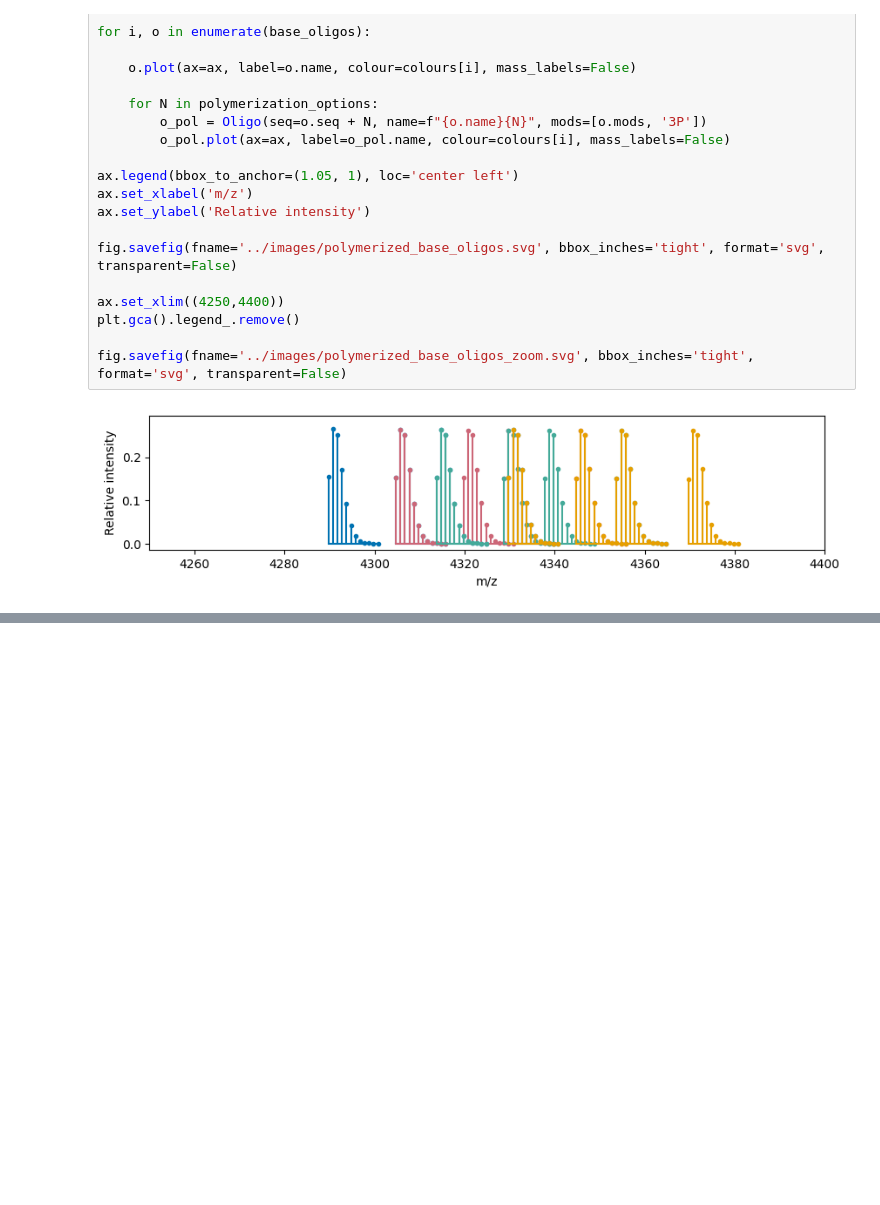
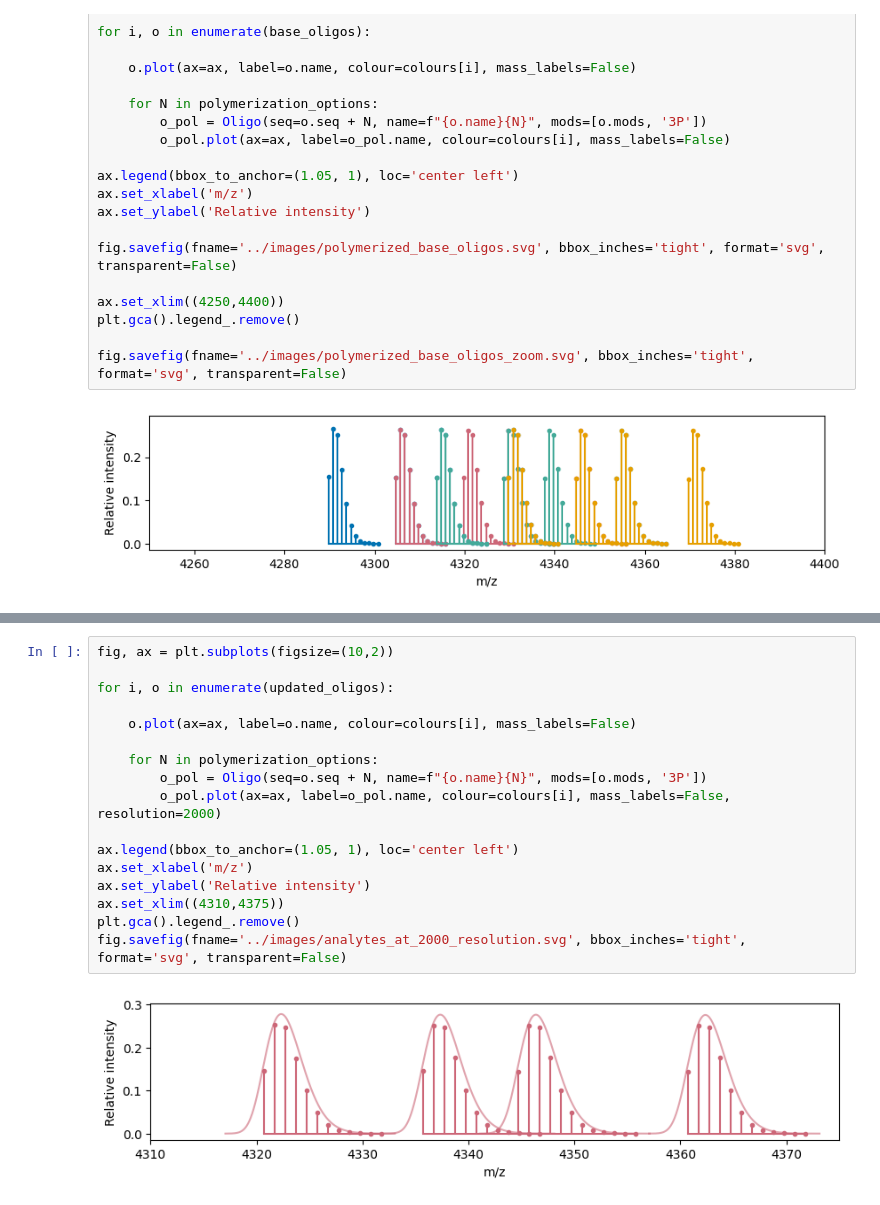
Before and after one commit to mitchso/MASSIVE, a Jupyter notebook: docs/examples/analyte_planning.ipynb, the cells around one changed output, grey strips where cells are left out. Saved outputs shown, nothing was run; the diff lists cells and outputs as text; blank space fills up the shorter version.

```diff
--- a/docs/examples/analyte_planning.ipynb
+++ b/docs/examples/analyte_planning.ipynb
@@ -138,0 +148,19 @@ Number of non-overlapping oligo pairs: 190
+# %%
+fig, ax = plt.subplots(figsize=(10,2))
+
+for i, o in enumerate(updated_oligos):
+
+    o.plot(ax=ax, label=o.name, colour=colours[i], mass_labels=False)
+
+    for N in polymerization_options:
+        o_pol = Oligo(seq=o.seq + N, name=f"{o.name}{N}", mods=[o.mods, '3P'])
+        o_pol.plot(ax=ax, label=o_pol.name, colour=colours[i], mass_labels=False, resolution=2000)
+
+ax.legend(bbox_to_anchor=(1.05, 1), loc='center left')
+ax.set_xlabel('m/z')
+ax.set_ylabel('Relative intensity')
+ax.set_xlim((4310,4375))
+plt.gca().legend_.remove()
+fig.savefig(fname='../images/analytes_at_2000_resolution.svg', bbox_inches='tight', format='svg', transparent=False)
+# %% [output]
+[figure, added]
```
Also changed, not shown: parts of 8 cells of this notebook, 8 other files.
